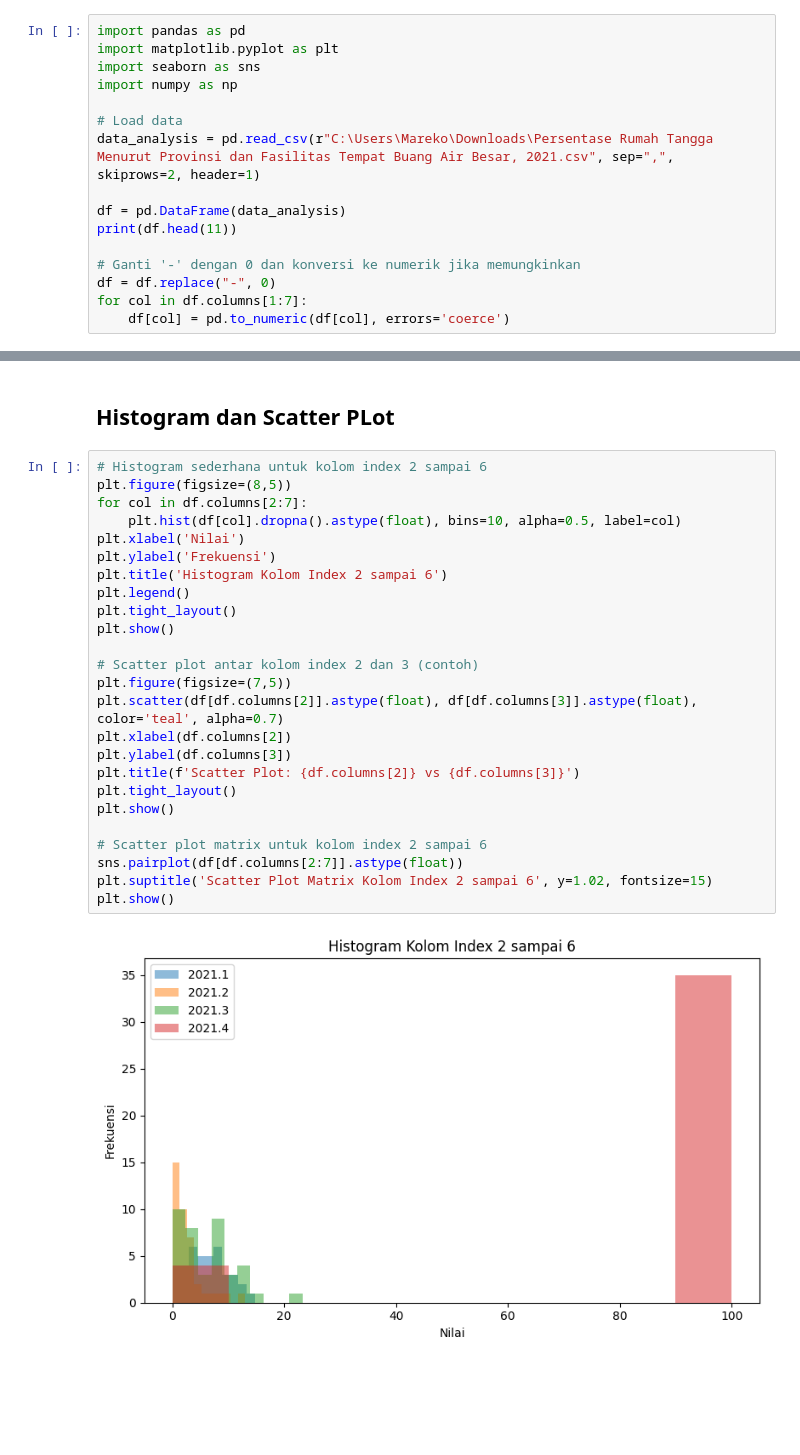
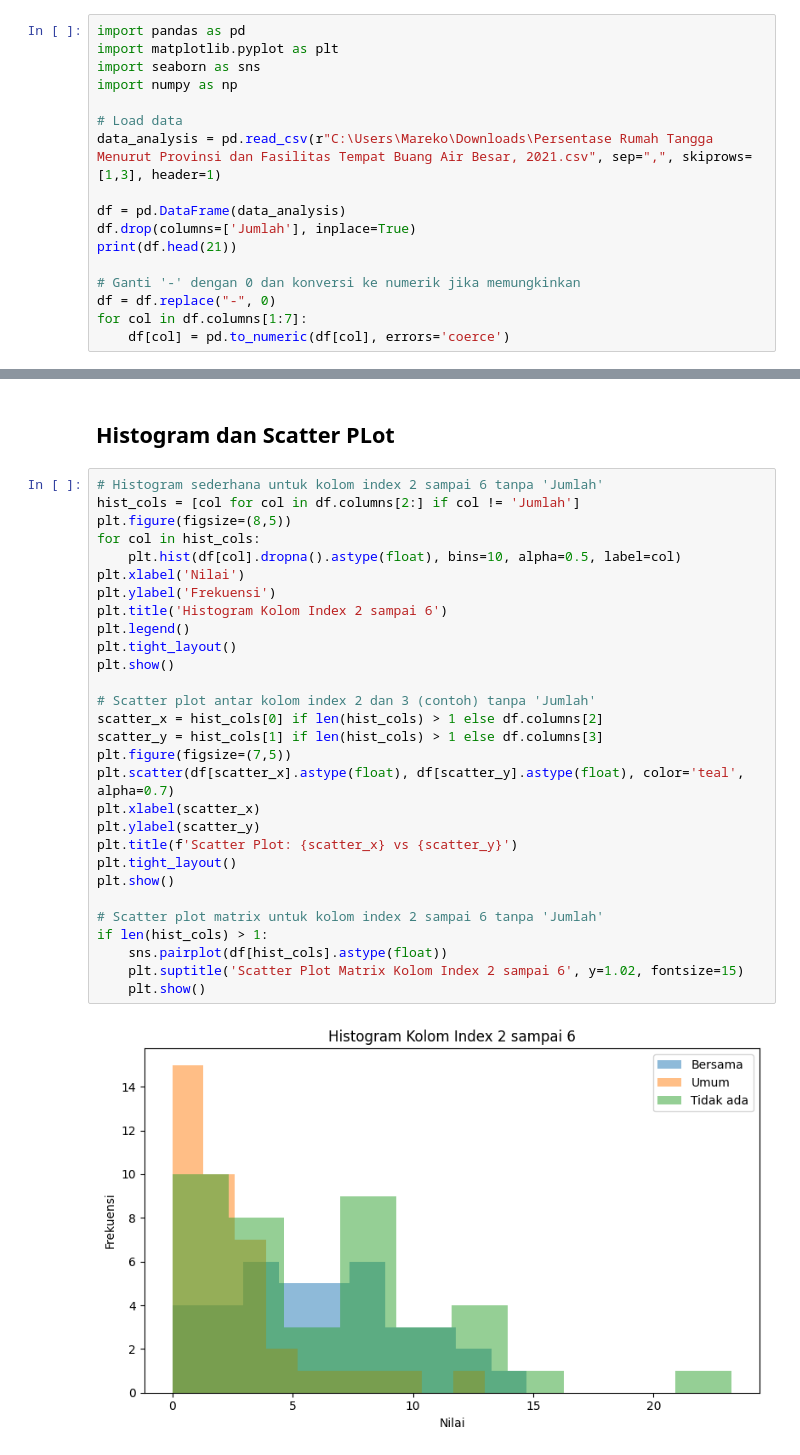
Before and after one commit to RekoNF/EDV_Tugas-and-Quiz, a Jupyter notebook: Quiz/Quiz 2.ipynb, the cells around one changed output, grey strips where cells are left out. Drawn from its saved outputs; the diff is of its cells as text; blank space fills up the shorter version.

```diff
--- a/Quiz/Quiz 2.ipynb
+++ b/Quiz/Quiz 2.ipynb
@@ -13,10 +13,11 @@ import seaborn as sns
 import numpy as np
 
 # Load data
-data_analysis = pd.read_csv(r"C:\Users\Mareko\Downloads\Persentase Rumah Tangga Menurut Provinsi dan Fasilitas Tempat Buang Air Besar, 2021.csv", sep=",", skiprows=2, header=1)
+data_analysis = pd.read_csv(r"C:\Users\Mareko\Downloads\Persentase Rumah Tangga Menurut Provinsi dan Fasilitas Tempat Buang Air Besar, 2021.csv", sep=",", skiprows=[1,3], header=1)
 
 df = pd.DataFrame(data_analysis)
-print(df.head(11))
+df.drop(columns=['Jumlah'], inplace=True)
+print(df.head(21))
 
 # Ganti '-' dengan 0 dan konversi ke numerik jika memungkinkan
 df = df.replace("-", 0)
@@ -73,29 +79,33 @@ plt.show()
 # %% [markdown]
 ## Histogram dan Scatter PLot
 # %%
-# Histogram sederhana untuk kolom index 2 sampai 6
+# Histogram sederhana untuk kolom index 2 sampai 6 tanpa 'Jumlah'
+hist_cols = [col for col in df.columns[2:] if col != 'Jumlah']
 plt.figure(figsize=(8,5))
-for col in df.columns[2:7]:
+for col in hist_cols:
     plt.hist(df[col].dropna().astype(float), bins=10, alpha=0.5, label=col)
 plt.xlabel('Nilai')
 plt.ylabel('Frekuensi')
 plt.title('Histogram Kolom Index 2 sampai 6')
 plt.legend()
 plt.tight_layout()
 plt.show()
 
-# Scatter plot antar kolom index 2 dan 3 (contoh)
+# Scatter plot antar kolom index 2 dan 3 (contoh) tanpa 'Jumlah'
+scatter_x = hist_cols[0] if len(hist_cols) > 1 else df.columns[2]
+scatter_y = hist_cols[1] if len(hist_cols) > 1 else df.columns[3]
 plt.figure(figsize=(7,5))
-plt.scatter(df[df.columns[2]].astype(float), df[df.columns[3]].astype(float), color='teal', alpha=0.7)
-plt.xlabel(df.columns[2])
-plt.ylabel(df.columns[3])
-plt.title(f'Scatter Plot: {df.columns[2]} vs {df.columns[3]}')
+plt.scatter(df[scatter_x].astype(float), df[scatter_y].astype(float), color='teal', alpha=0.7)
+plt.xlabel(scatter_x)
+plt.ylabel(scatter_y)
+plt.title(f'Scatter Plot: {scatter_x} vs {scatter_y}')
 plt.tight_layout()
 plt.show()
 
-# Scatter plot matrix untuk kolom index 2 sampai 6
-sns.pairplot(df[df.columns[2:7]].astype(float))
-plt.suptitle('Scatter Plot Matrix Kolom Index 2 sampai 6', y=1.02, fontsize=15)
-plt.show()
+# Scatter plot matrix untuk kolom index 2 sampai 6 tanpa 'Jumlah'
+if len(hist_cols) > 1:
+    sns.pairplot(df[hist_cols].astype(float))
+    plt.suptitle('Scatter Plot Matrix Kolom Index 2 sampai 6', y=1.02, fontsize=15)
+    plt.show()
 # %% [output]
-[figure, old version]
+[figure, new version]
```
Also changed, not shown: parts of 3 cells of this notebook.
